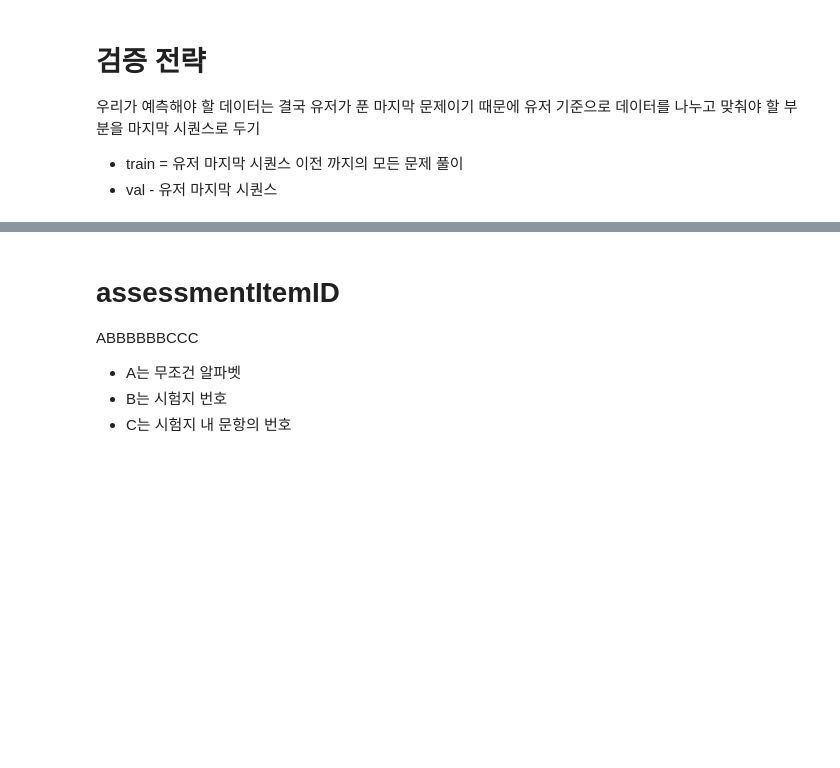
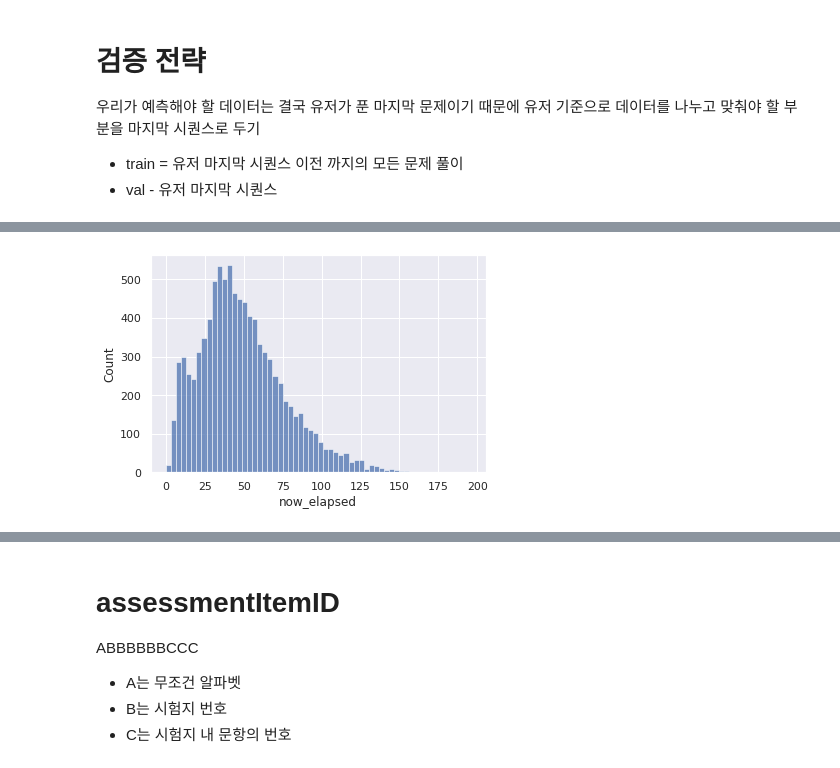
Before and after one commit to boostcampaitech3/level2-dkt-level2-recsys-05, a Jupyter notebook: EDA/EDA-SeongBeom.ipynb, the cells around one changed output, grey strips where cells are left out. Saved outputs shown, nothing was run; the diff lists cells and outputs as text; code cells hidden in the pictures; blank space fills up the shorter version.

```diff
--- a/EDA/EDA-SeongBeom.ipynb
+++ b/EDA/EDA-SeongBeom.ipynb
@@ -19,4 +19,5 @@ train_df = pd.read_csv(os.path.join(DATA_PATH, 'train_data.csv'), dtype=dtype, p
 train_df = train_df.sort_values(by=['userID', 'Timestamp']).reset_index(drop=True)
 
 test_df = pd.read_csv(os.path.join(DATA_PATH, 'test_data.csv'), dtype=dtype, parse_dates=['Timestamp'])
+test_df = test_df.sort_values(by=['userID', 'Timestamp']).reset_index(drop=True)
 # %% [output]
@@ -39,4 +40,4 @@ train_df와 test_df를 합쳐서 학습 시킬 수 있음!
 + train = 유저 마지막 시퀀스 이전 까지의 모든 문제 풀이
 + val - 유저 마지막 시퀀스
 # %%
-df = pd.concat([train_df, test_df]).sort_values(by=['userID', 'Timestamp']).reset_index(drop=True)
+df = pd.concat([train_df, test_df[test_df['answerCode'] != -1]]).sort_values(by=['userID', 'Timestamp']).reset_index(drop=True)
@@ -42,0 +106,3 @@ df = pd.concat([train_df, test_df]).sort_values(by=['userID', 'Timestamp']).rese
+# %%
+sns.histplot(df.groupby('assessmentItemID').mean()['now_elapsed'])
+# %% [output]
@@ -42,0 +110 @@ df = pd.concat([train_df, test_df]).sort_values(by=['userID', 'Timestamp']).rese
+[figure, added]
```
Also changed, not shown: parts of 7 cells of this notebook.
